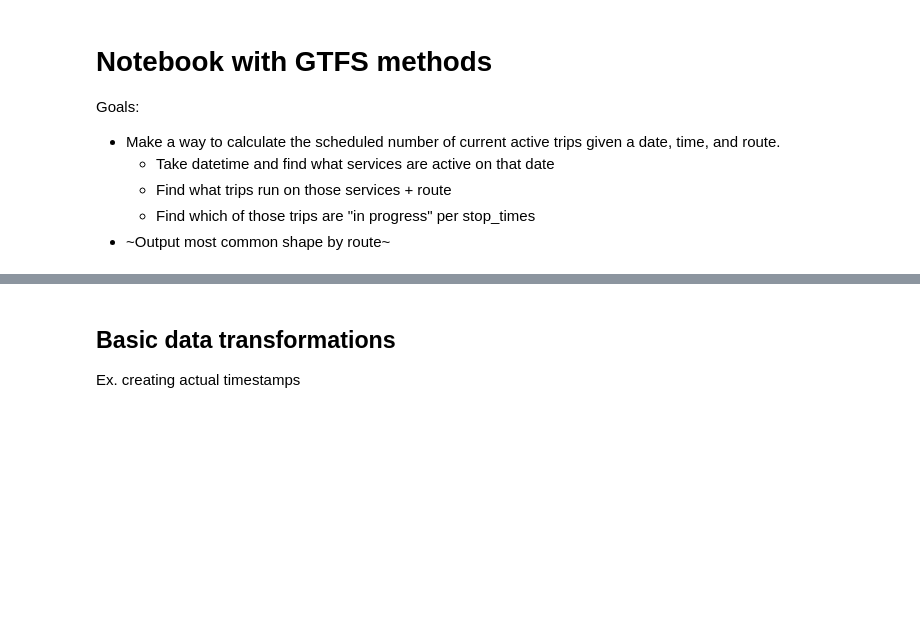
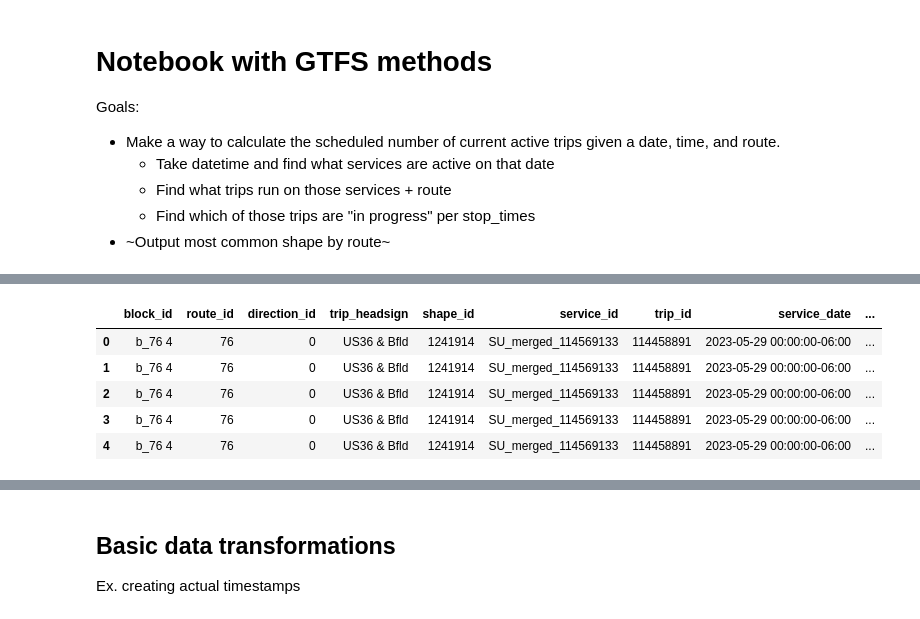
Before and after one commit to thatmushroom/rtd-ghost-buses, a Jupyter notebook: data_analysis/notebooks/static_gtfs_analysis.ipynb, the cells around one changed output, grey strips where cells are left out. Cells and saved outputs as stored; diff of their text form; code cells hidden in the pictures; blank space fills up the shorter version.

Commit message:
GTFS-happy creation of trips + stops!

```diff
--- a/data_analysis/notebooks/static_gtfs_analysis.ipynb
+++ b/data_analysis/notebooks/static_gtfs_analysis.ipynb
@@ -200,16 +249,10 @@ data.stop_times.astype({'stop_sequence': 'int32'}).groupby('trip_id')['stop_sequ
 # %%
 # Transform trips + stops into easily-worked-with final datasets
-
-# Trips:
-# * rename raw_date to scheduled_service_date
-# trips_scheduled = trips_scheduled[trips_scheduled_keep_cols]
-# trips_scheduled_rename_dict = {'raw_date':'scheduled_service_date'}
-# trips_scheduled = trips_scheduled.rename(trips_scheduled_rename_dict, axis = 1)
 
 
 # Stops:
 # * Convert arrival_time and departure_time into proper datetimes. Note: Slow!
-# stops_scheduled.head()
+# Is there a quicker way to run this? String processing only, then to_datetime?? ~3 hours per column right now.
 def combine_day_stop(raw_dt, stop_time):
     """ Only treat as string unless not possible elsewhere - to_datetime is incredibly slow in apply """
     try:
@@ -217,21 +260,17 @@ def combine_day_stop(raw_dt, stop_time):
             # Replace hour with (hour-24). Add one day to raw_dt.
             hour_replace = str(int(stop_time[0:2]) - 24).zfill(2)
             stop_time = hour_replace + stop_time[2:]
-            arrival_time = pd.to_datetime(f"{raw_dt.date() + pd.Timedelta('1d')} {stop_time}").tz_localize(raw_dt.tz)
+            arrival_time = pd.to_datetime(f"{raw_dt.date() + pd.Timedelta('1d')}T{stop_time}").tz_localize(raw_dt.tz)
         else:
-            arrival_time = pd.to_datetime(f"{raw_dt.date()} {stop_time}").tz_localize(raw_dt.tz) # f"{raw_dt.date()} {stop_time}"
+            arrival_time = pd.to_datetime(f"{raw_dt.date()}T{stop_time}").tz_localize(raw_dt.tz) # f"{raw_dt.date()} {stop_time}"
         return arrival_time
     except:
         return None
 # Parallel-process "apply". Can't easily be vectorized.
-# stops_scheduled['arrival_datetime'] = stops_scheduled.swifter.apply(lambda x: combine_day_stop(x.raw_date, x.arrival_time), axis = 1)
-# stops_scheduled['departure_datetime'] = stops_scheduled.swifter.apply(lambda x: combine_day_stop(x.raw_date, x.departure_time), axis = 1)
+stops_scheduled['arrival_datetime'] = stops_scheduled.swifter.apply(lambda x: combine_day_stop(x.raw_date, x.arrival_time), axis = 1)
+stops_scheduled['departure_datetime'] = stops_scheduled.swifter.apply(lambda x: combine_day_stop(x.raw_date, x.departure_time), axis = 1)
 
 # # stops_scheduled['arrival_datetime'] = stops_scheduled.apply(lambda x: combine_day_stop(x.raw_date, x.arrival_time), axis = 1)
 # # stops_scheduled['departure_datetime'] = stops_scheduled.apply(lambda x: combine_day_stop(x.raw_date, x.departure_time), axis = 1)
 # stops_scheduled['arrival_datetime'] = pd.to_datetime(stops_scheduled['arrival_datetime']).tz_localize('America/Denver')
 # stops_scheduled['departure_datetime'] = pd.to_datetime(stops_scheduled['departure_datetime']).tz_localize('America/Denver')
-
-# * Rename "raw_date" to "service_date"
-# stops_scheduled_rename_dict = {'raw_date':'service_date'}
-# stops_scheduled = stops_scheduled.rename(stops_scheduled_rename_dict, axis = 1)
@@ -243,0 +277,11 @@ departure_datetime = stops_scheduled_ddf.apply(lambda x: combine_day_stop(x.raw_
+# %%
+# Trips:
+# * rename raw_date to scheduled_service_date
+trips_scheduled = trips_scheduled[trips_scheduled_keep_cols]
+trips_scheduled_rename_dict = {'raw_date':'scheduled_service_date'}
+trips_scheduled = trips_scheduled.rename(trips_scheduled_rename_dict, axis = 1)
+
+# Stops ctd
+# * Rename "raw_date" to "service_date"
+stops_scheduled_rename_dict = {'raw_date':'service_date'}
+stops_scheduled = stops_scheduled.rename(stops_scheduled_rename_dict, axis = 1)
@@ -243,0 +307,9 @@ departure_datetime = stops_scheduled_ddf.apply(lambda x: combine_day_stop(x.raw_
+# %%
+stops_scheduled.head()
+# %% [output]
+|  | block_id | route_id | direction_id | trip_headsign | shape_id | service_id | trip_id | service_date | ... |
+| 0 | b_76 4 | 76 | 0 | US36 & Bfld | 1241914 | SU_merged_114569133 | 114458891 | 2023-05-29 00:00:00-06:00 | ... |
+| 1 | b_76 4 | 76 | 0 | US36 & Bfld | 1241914 | SU_merged_114569133 | 114458891 | 2023-05-29 00:00:00-06:00 | ... |
+| 2 | b_76 4 | 76 | 0 | US36 & Bfld | 1241914 | SU_merged_114569133 | 114458891 | 2023-05-29 00:00:00-06:00 | ... |
+| 3 | b_76 4 | 76 | 0 | US36 & Bfld | 1241914 | SU_merged_114569133 | 114458891 | 2023-05-29 00:00:00-06:00 | ... |
+| 4 | b_76 4 | 76 | 0 | US36 & Bfld | 1241914 | SU_merged_114569133 | 114458891 | 2023-05-29 00:00:00-06:00 | ... |
```
Also changed, not shown: parts of 25 cells of this notebook.
